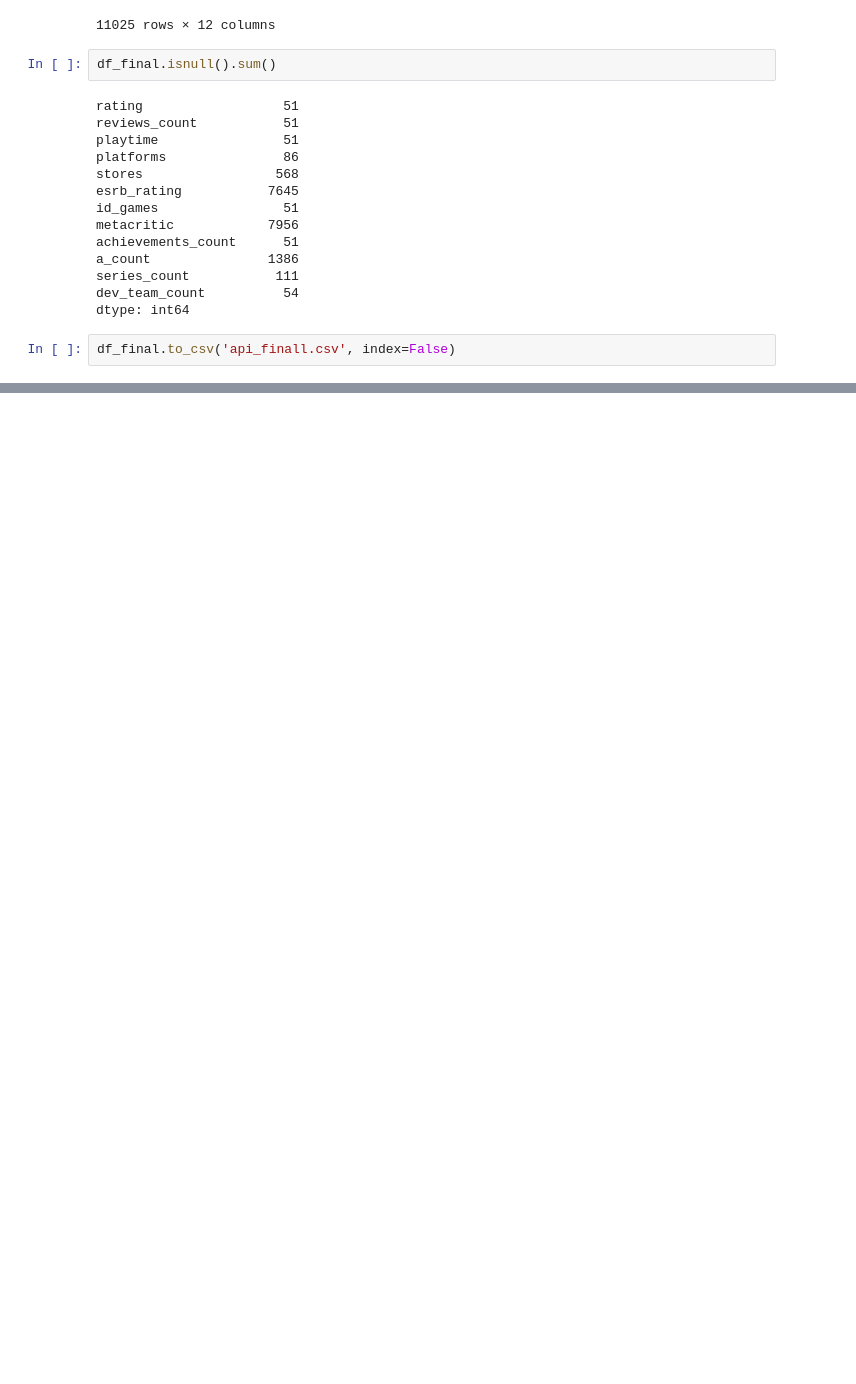
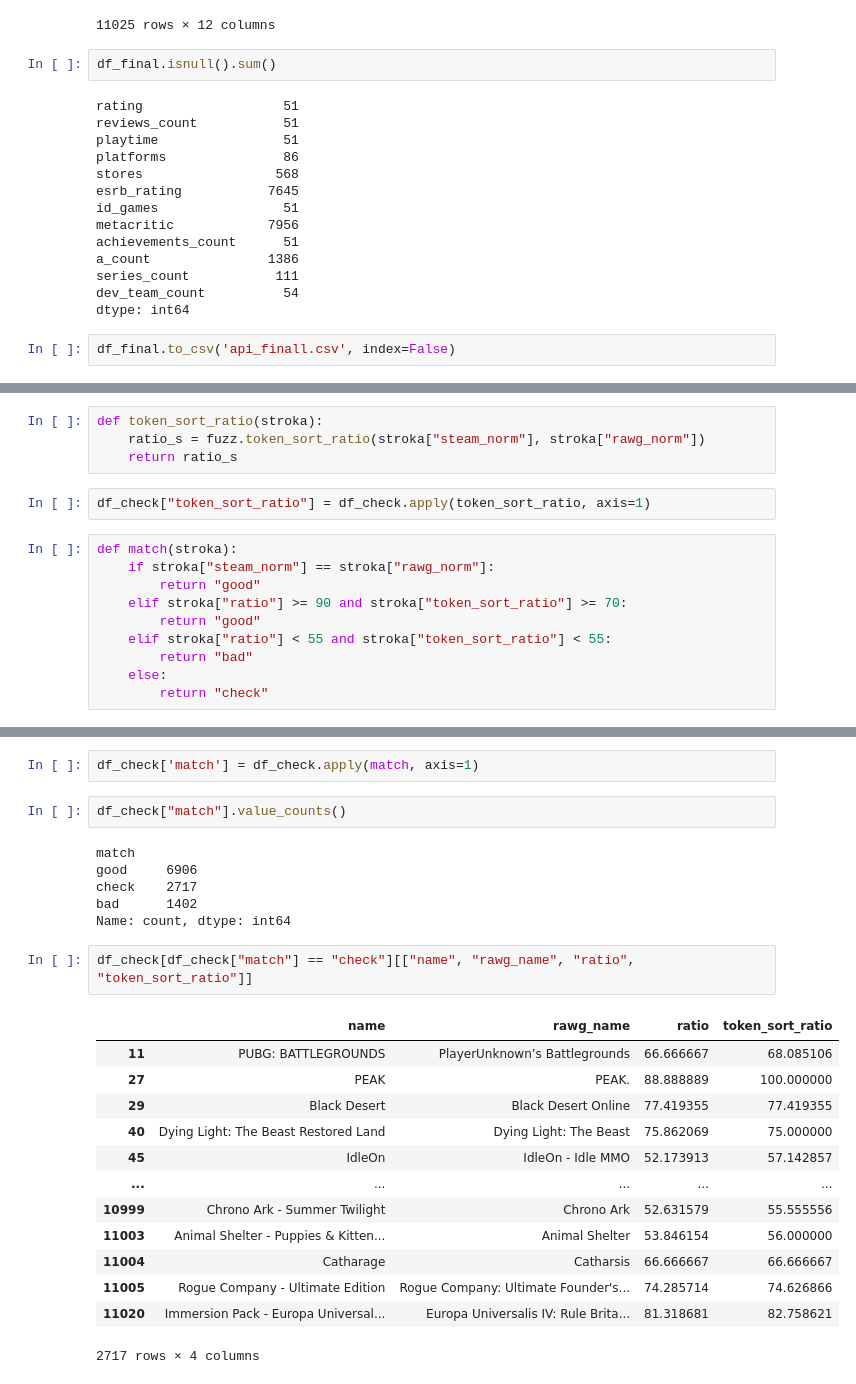
Before and after one commit to zolzayada/GP3_cool, a Jupyter notebook: апи_гп3КУЛ.ipynb, the cells around one changed output, grey strips where cells are left out. Drawn from its saved outputs; the diff is of its cells as text; blank space fills up the shorter version.

```diff
--- a/апи_гп3КУЛ.ipynb
+++ b/апи_гп3КУЛ.ipynb
@@ -876,0 +992,16 @@ df_final.to_csv('api_finall.csv', index=False)
+# %%
+def token_sort_ratio(stroka):
+    ratio_s = fuzz.token_sort_ratio(stroka["steam_norm"], stroka["rawg_norm"])
+    return ratio_s
+# %%
+df_check["token_sort_ratio"] = df_check.apply(token_sort_ratio, axis=1)
+# %%
+def match(stroka):
+    if stroka["steam_norm"] == stroka["rawg_norm"]:
+        return "good"
+    elif stroka["ratio"] >= 90 and stroka["token_sort_ratio"] >= 70:
+        return "good"
+    elif stroka["ratio"] < 55 and stroka["token_sort_ratio"] < 55:
+        return "bad"
+    else:
+        return "check"
@@ -876,0 +1010,26 @@ df_final.to_csv('api_finall.csv', index=False)
+# %%
+df_check['match'] = df_check.apply(match, axis=1)
+# %%
+df_check["match"].value_counts()
+# %% [output]
+match
+good     6906
+check    2717
+bad      1402
+Name: count, dtype: int64
+# %%
+df_check[df_check["match"] == "check"][["name", "rawg_name", "ratio", "token_sort_ratio"]]
+# %% [output]
+|  | name | rawg_name | ratio | token_sort_ratio |
+| 11 | PUBG: BATTLEGROUNDS | PlayerUnknown’s Battlegrounds | 66.666667 | 68.085106 |
+| 27 | PEAK | PEAK. | 88.888889 | 100.000000 |
+| 29 | Black Desert | Black Desert Online | 77.419355 | 77.419355 |
+| 40 | Dying Light: The Beast Restored Land | Dying Light: The Beast | 75.862069 | 75.000000 |
+| 45 | IdleOn | IdleOn - Idle MMO | 52.173913 | 57.142857 |
+| ... | ... | ... | ... | ... |
+| 10999 | Chrono Ark - Summer Twilight | Chrono Ark | 52.631579 | 55.555556 |
+| 11003 | Animal Shelter - Puppies & Kitten... | Animal Shelter | 53.846154 | 56.000000 |
+| 11004 | Catharage | Catharsis | 66.666667 | 66.666667 |
+| 11005 | Rogue Company - Ultimate Edition | Rogue Company: Ultimate Founder's... | 74.285714 | 74.626866 |
+| 11020 | Immersion Pack - Europa Universal... | Europa Universalis IV: Rule Brita... | 81.318681 | 82.758621 |
+2717 rows × 4 columns
```
Also changed, not shown: parts of 29 cells of this notebook.
